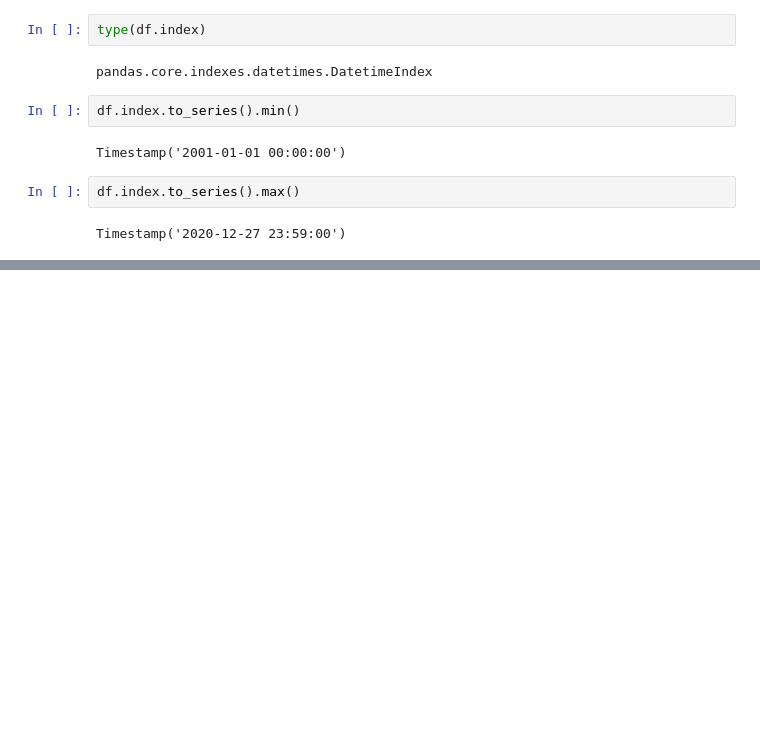
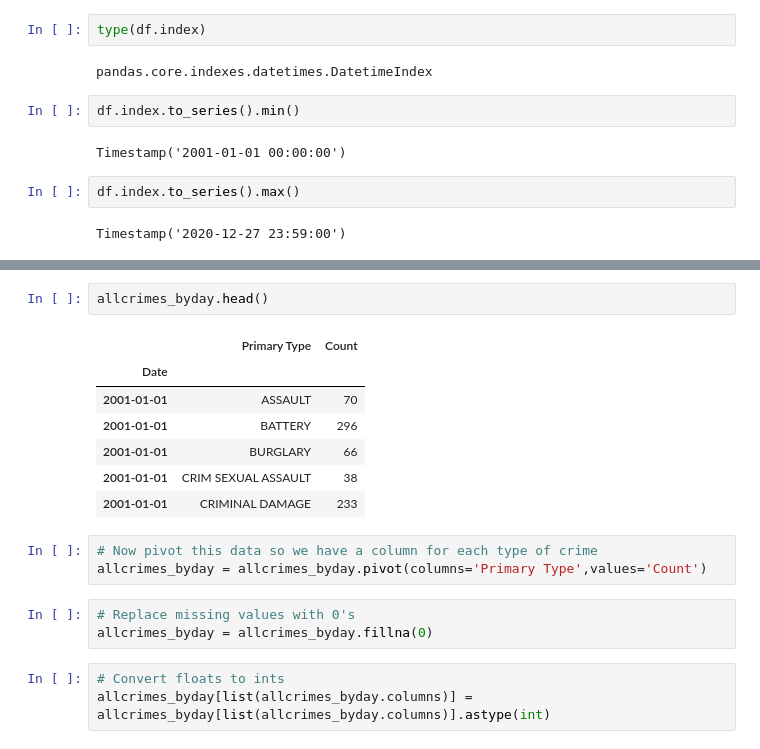
Before and after one commit to ruthcaswellsmith/Capstone---City-of-Chicago-Crime-Time-Series-Analysis, a Jupyter notebook: notebooks/Capstone - City of Chicago Crime - Exploratory Data Analysis.ipynb, the cells around one changed output, grey strips where cells are left out. Saved outputs shown, nothing was run; the diff lists cells and outputs as text; blank space fills up the shorter version.

```diff
--- a/notebooks/Capstone - City of Chicago Crime - Exploratory Data Analysis.ipynb
+++ b/notebooks/Capstone - City of Chicago Crime - Exploratory Data Analysis.ipynb
@@ -37,0 +70,19 @@ Timestamp('2020-12-27 23:59:00')
+# %%
+allcrimes_byday.head()
+# %% [output]
+|  | Primary Type | Count |
+| Date |  |  |
+| 2001-01-01 | ASSAULT | 70 |
+| 2001-01-01 | BATTERY | 296 |
+| 2001-01-01 | BURGLARY | 66 |
+| 2001-01-01 | CRIM SEXUAL ASSAULT | 38 |
+| 2001-01-01 | CRIMINAL DAMAGE | 233 |
+# %%
+# Now pivot this data so we have a column for each type of crime
+allcrimes_byday = allcrimes_byday.pivot(columns='Primary Type',values='Count')
+# %%
+# Replace missing values with 0's
+allcrimes_byday = allcrimes_byday.fillna(0)
+# %%
+# Convert floats to ints
+allcrimes_byday[list(allcrimes_byday.columns)] = allcrimes_byday[list(allcrimes_byday.columns)].astype(int)
```
Also changed, not shown: parts of 30 cells of this notebook, 1 other file.
